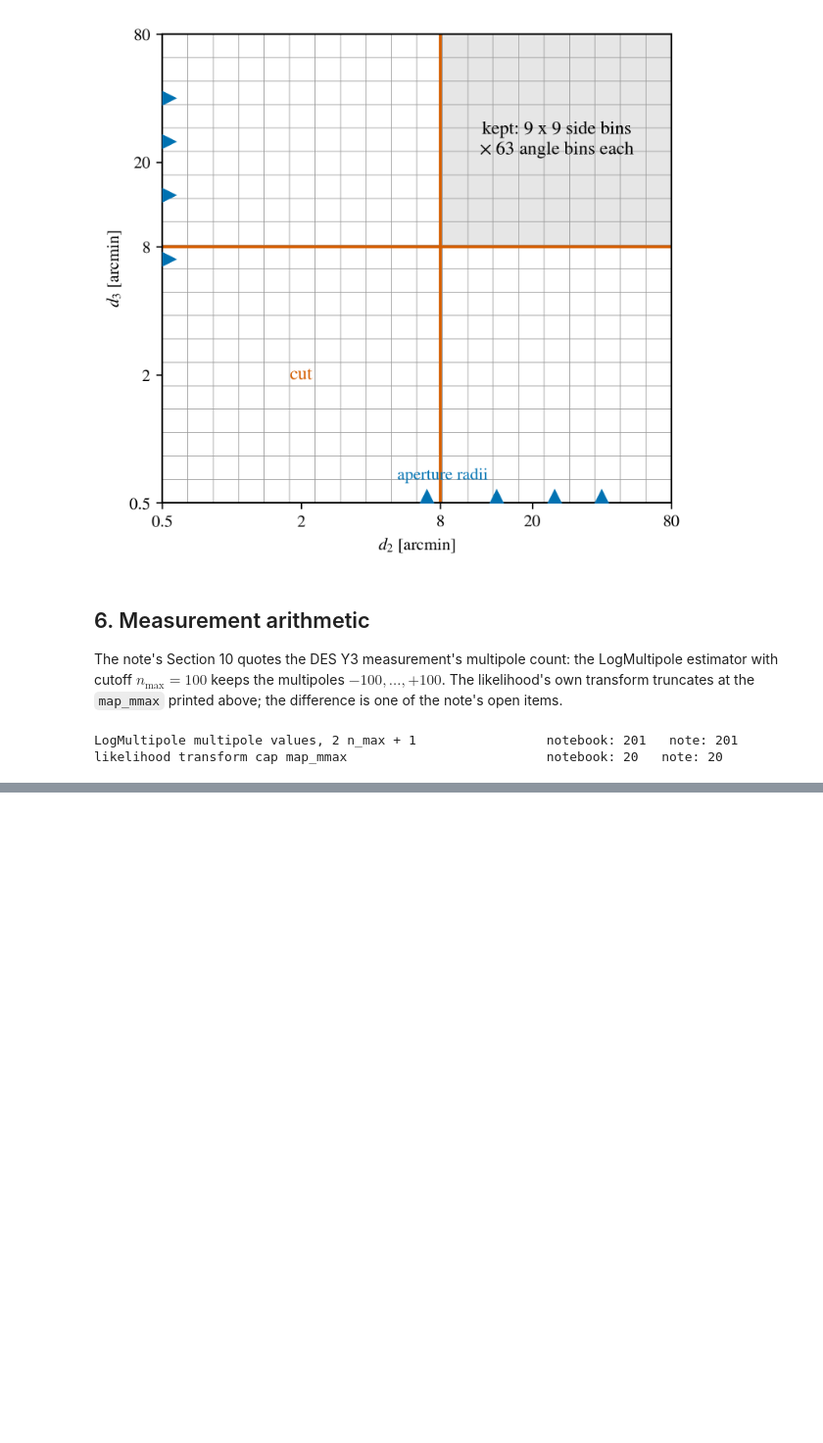
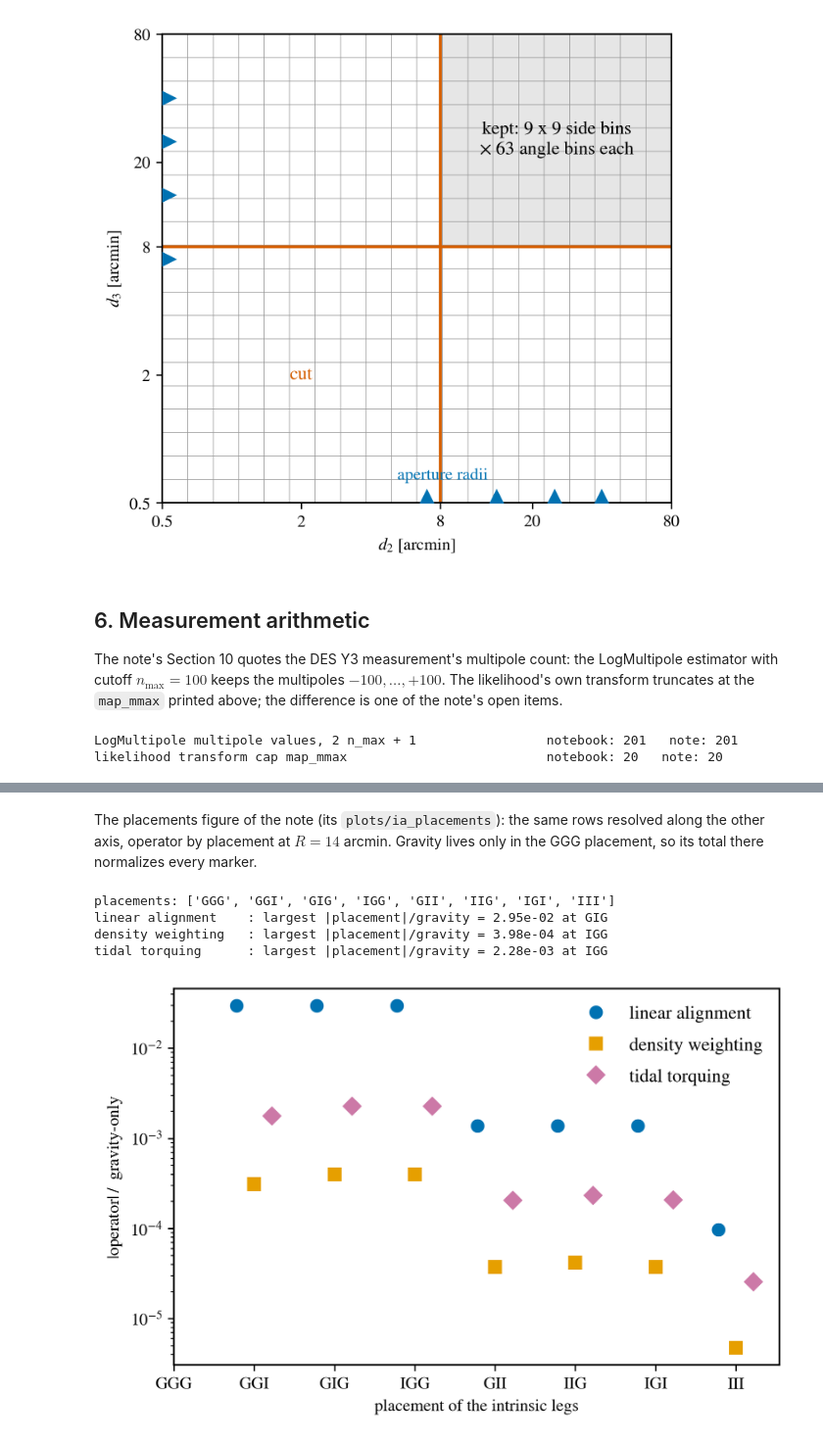
Before and after one commit to SBU-COSMOLIKE/cocoa_des_3pcf, a Jupyter notebook: notes/aperture_mass_statistic/aperture_mass_statistic.ipynb, the cells around one changed output, grey strips where cells are left out. Shown at 98% size. Drawn from its saved outputs; the diff is of its cells as text; code cells hidden in the pictures; blank space fills up the shorter version.

```diff
--- a/notes/aperture_mass_statistic/aperture_mass_statistic.ipynb
+++ b/notes/aperture_mass_statistic/aperture_mass_statistic.ipynb
@@ -722,0 +916,38 @@ The figures `aperture_filter`, `map3_fiducial`, `triangle_coverage` and
+# %% [markdown]
+The placements figure of the note (its `plots/ia_placements`): the same
+rows resolved along the other axis, operator by placement at
+$R = 14$ arcmin.  Gravity lives only in the GGG placement, so its total
+there normalizes every marker.
+# %%
+index14 = int(np.argmin(np.abs(split["radii"] - 14.0)))
+gravity14 = float(split["values"][0].sum(axis=0)[index14])
+placement_ratio = split["values"][1:4, :, index14] / gravity14
+placements = [str(name) for name in split["placements"]]
+print("placements:", placements)
+for name, row in zip(names, placement_ratio):
+    largest = int(np.argmax(np.abs(row)))
+    print(f"{name:20s}: largest |placement|/gravity = "
+          f"{np.abs(row[largest]):.2e} at {placements[largest]}")
+
+payload = {
+    "about": "The alignment operators of the lowest-redshift triplet's "
+             "Map3 row at R = 14 arcmin, resolved by galaxy placement "
+             "and divided by the gravity-only (GGG) term, at the TATT "
+             "point of EXAMPLE_EVALUATE2.yaml.  Signed values; the "
+             "plot script draws |value| with open markers for negative "
+             "entries.  Written by the export cell of "
+             "aperture_mass_statistic.ipynb, Section 7, from "
+             "nw.map3_components().",
+    "placements": placements,
+    "operator_names": names,
+    "ratio_to_gravity": placement_ratio.tolist(),
+}
+with open(NOTE / "plots/ia_placements/data.json", "w") as stream:
+    json.dump(payload, stream)
+run_plot("ia_placements")
+# %% [output]
+placements: ['GGG', 'GGI', 'GIG', 'IGG', 'GII', 'IIG', 'IGI', 'III']
+linear alignment    : largest |placement|/gravity = 2.95e-02 at GIG
+density weighting   : largest |placement|/gravity = 3.98e-04 at IGG
+tidal torquing      : largest |placement|/gravity = 2.28e-03 at IGG
+[figure, added]
```
Also changed, not shown: parts of 33 cells of this notebook, 34 other files.
